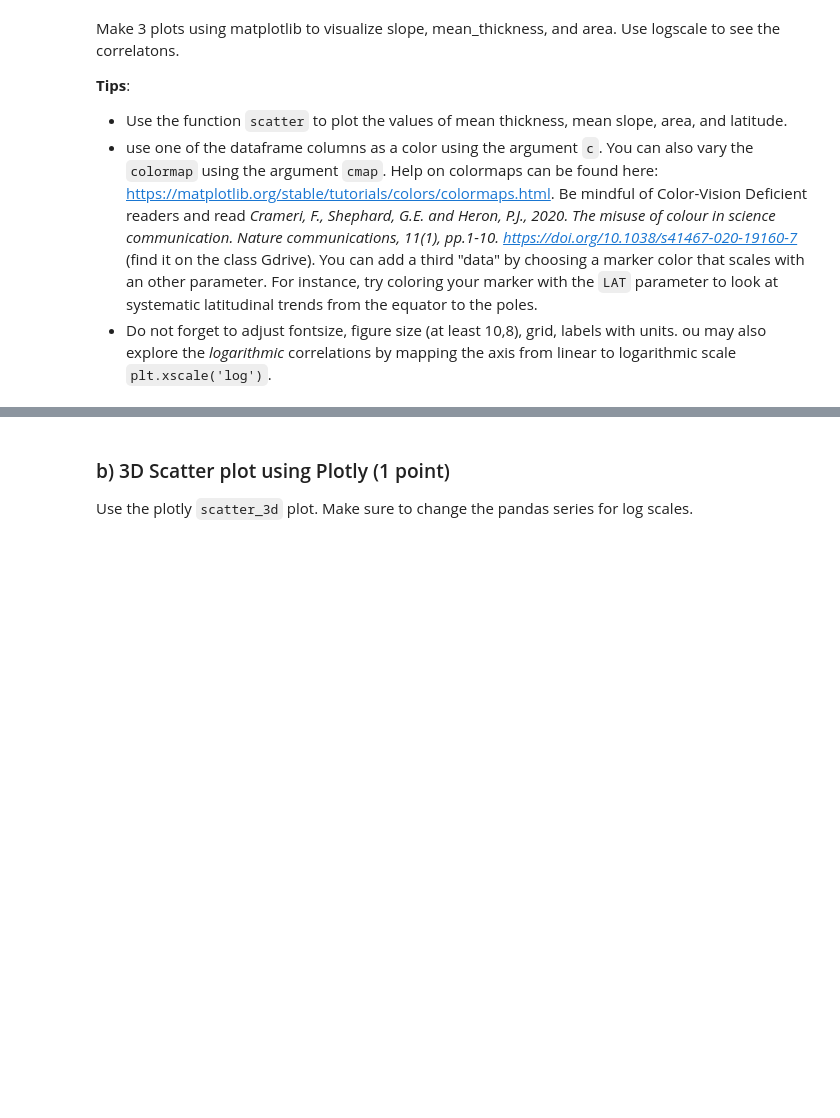
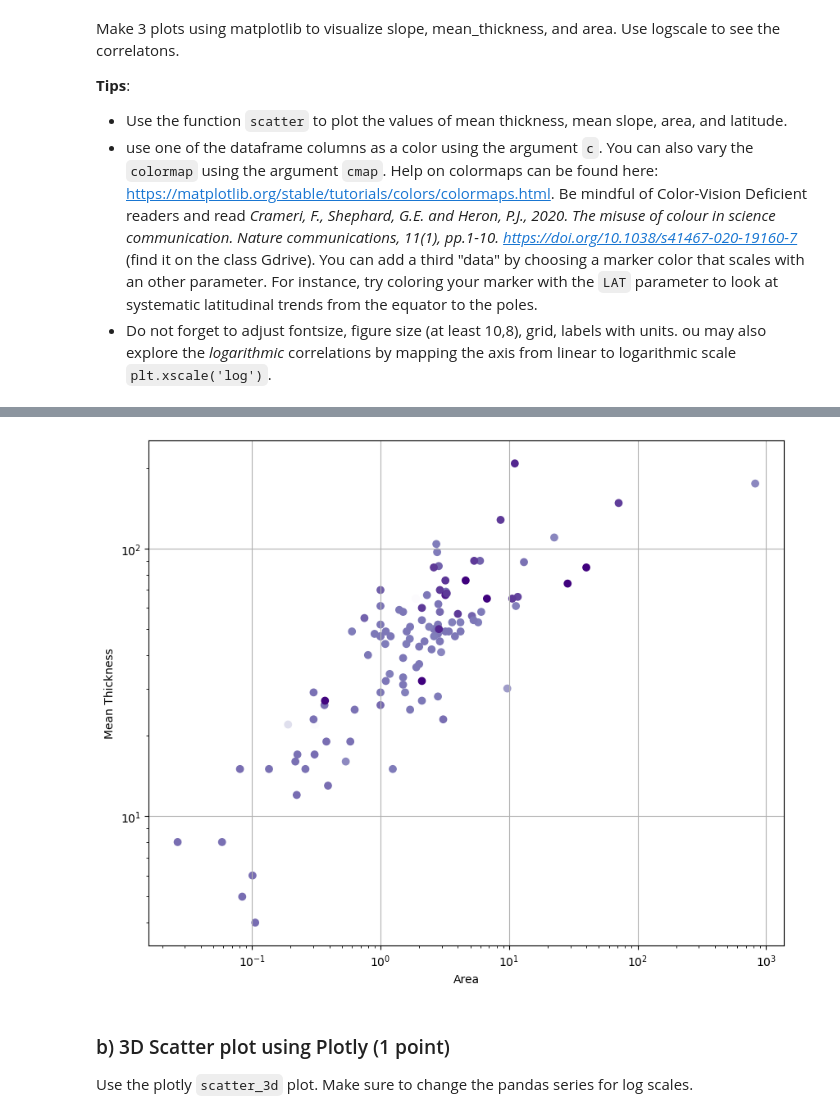
Before and after one commit to UW-ESS-DS/MLGeo2022_wangzy19, a Jupyter notebook: HW3/homework_3.ipynb, the cells around one changed output, grey strips where cells are left out. Saved outputs shown, nothing was run; the diff lists cells and outputs as text; code cells hidden in the pictures; blank space fills up the shorter version.

```diff
--- a/HW3/homework_3.ipynb
+++ b/HW3/homework_3.ipynb
@@ -165,3 +172,17 @@ __Tips__:
+# %%
+# Figure 2: area vs mean thickness
+# solution
+
+fig2=plt.figure(figsize=(10,8))
+plt.scatter(data['area'], data['mean_thickness'], c=data['lat'], cmap='Purples')
+plt.xscale('log')
+plt.yscale('log')
+plt.xlabel('Area')
+plt.ylabel('Mean Thickness')
+plt.grid(True)
+plt.show()
+# %% [output]
+[figure, added]
 # %% [markdown]
 ### b) 3D Scatter plot using Plotly (1 point)
 
```
Also changed, not shown: parts of 20 cells of this notebook.
